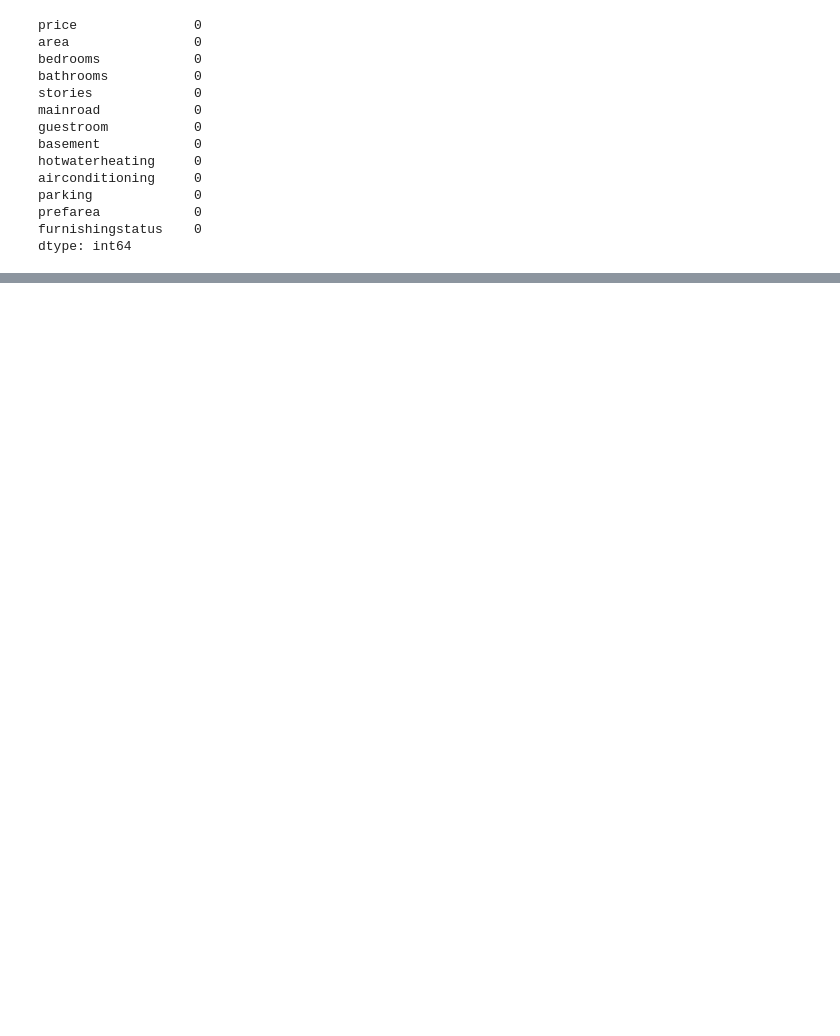
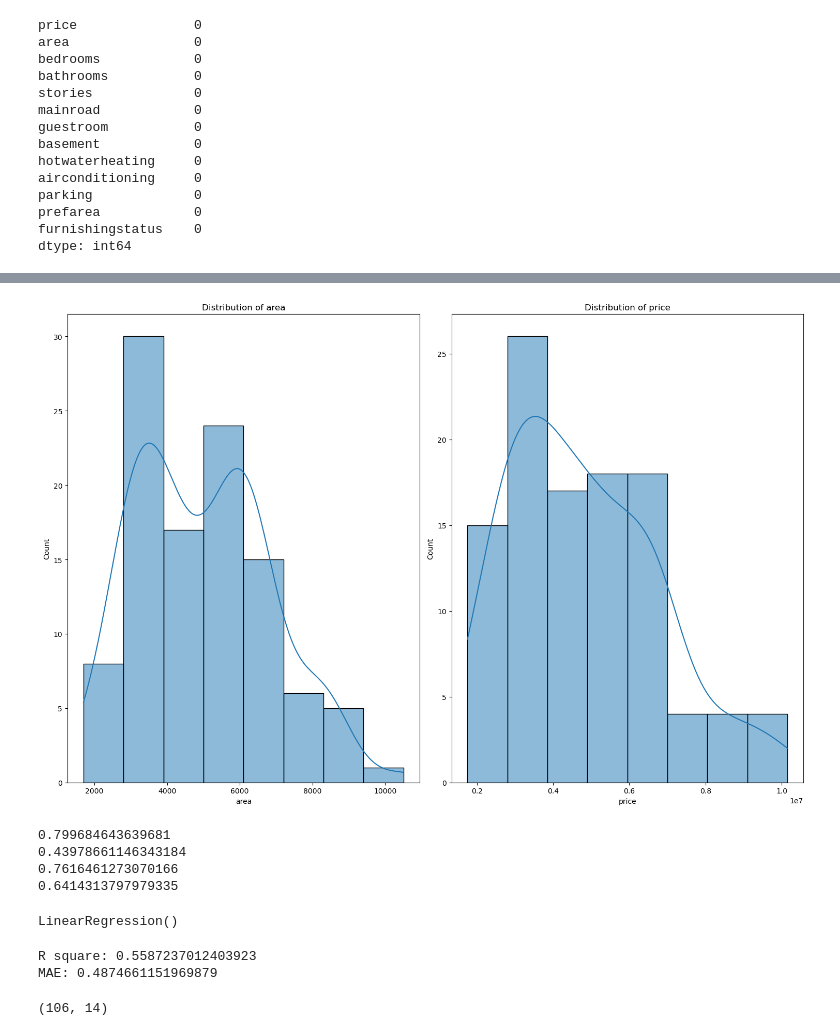
Before and after one commit to AshvittaS/House-Price-prediction, a Jupyter notebook: house-Price.ipynb, the cells around one changed output, grey strips where cells are left out. Cells and saved outputs as stored; diff of their text form; code cells hidden in the pictures; blank space fills up the shorter version.

```diff
--- a/house-Price.ipynb
+++ b/house-Price.ipynb
@@ -94,0 +187,17 @@ print('Test MAE:', mean_absolute_error(y_test, preds))
+# %%
+#Test data
+distribution_plots(X_test,y_test)
+# %% [output]
+[figure, added]
+# %%
+print(X_train['area'].skew())
+print(X_test['area'].skew())
+print(pd.Series(y_train).skew())
+print(pd.Series(y_test).skew())
+# print(pd.Series(y_train.flatten()).skew())
+# print(pd.Series(y_test.flatten()).skew())
+# %% [output]
+0.799684643639681
+0.43978661146343184
+0.7616461273070166
+0.6414313797979335
@@ -94,0 +218,6 @@ print('Test MAE:', mean_absolute_error(y_test, preds))
+# %%
+from sklearn.linear_model import LinearRegression
+linear=LinearRegression()
+linear.fit(X_train,y_train)
+# %% [output]
+LinearRegression()
@@ -94,0 +226,11 @@ print('Test MAE:', mean_absolute_error(y_test, preds))
+# %%
+from sklearn.metrics import r2_score,mean_absolute_error
+print('R square:',r2_score(y_pred,y_test))
+print('MAE:',mean_absolute_error(y_pred,y_test))
+# %% [output]
+R square: 0.5587237012403923
+MAE: 0.4874661151969879
+# %%
+X_test.shape
+# %% [output]
+(106, 14)
```
Also changed, not shown: parts of 23 cells of this notebook, 2 other files.
